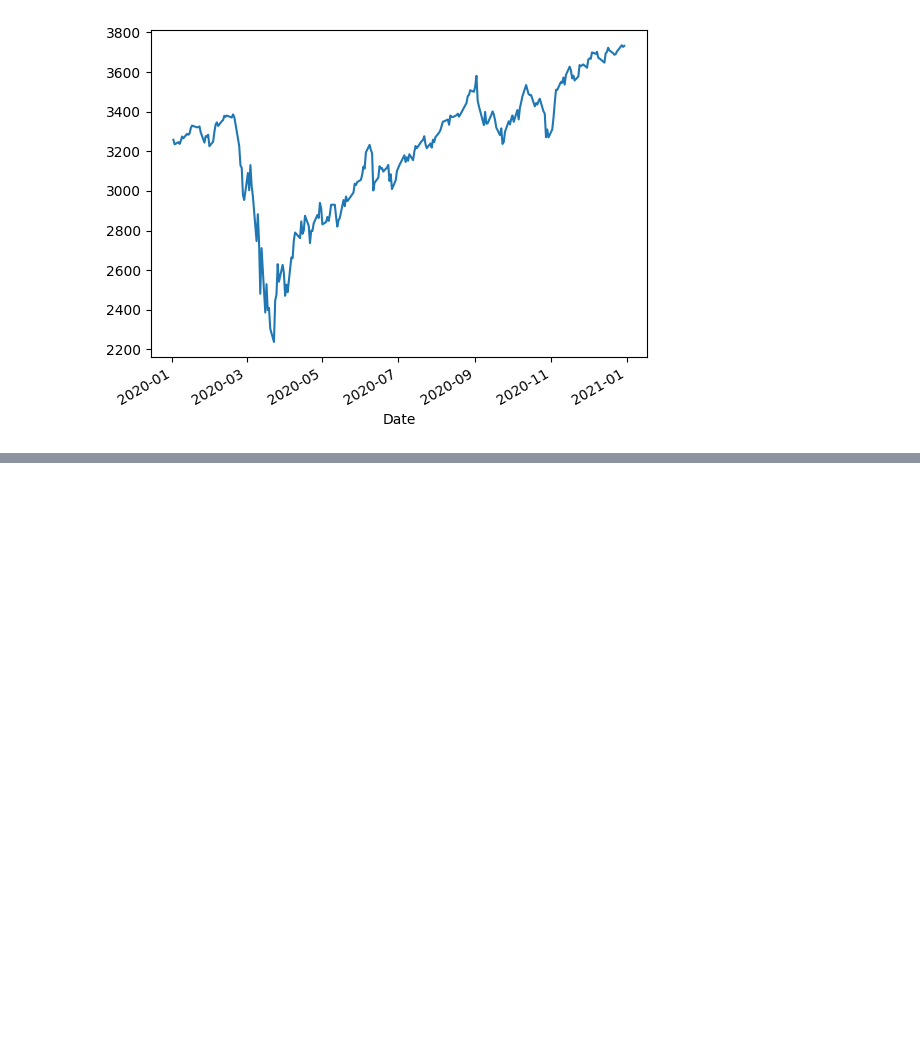
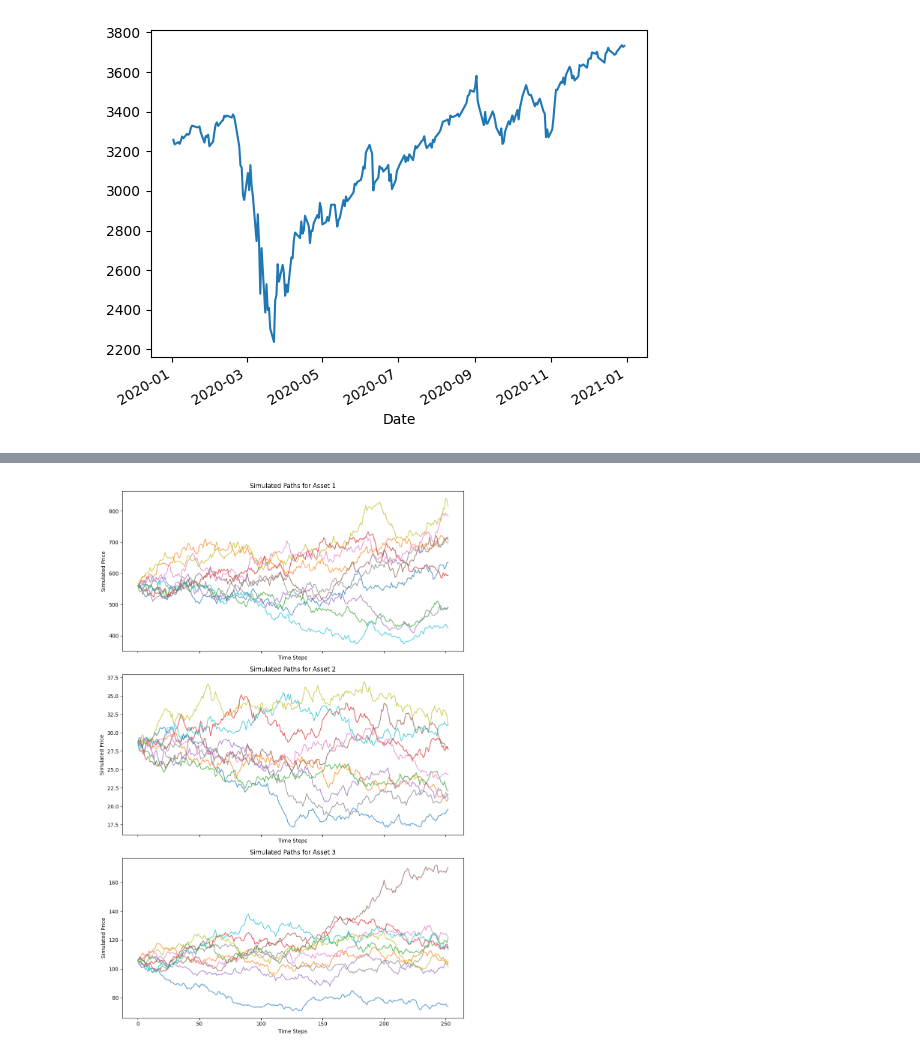
Before and after one commit to PockXuan/MH4518, a Jupyter notebook: test.ipynb, the cells around one changed output, grey strips where cells are left out. Cells and saved outputs as stored; diff of their text form; code cells hidden in the pictures; blank space fills up the shorter version.

Commit message:
updated multi bs models and datasets

```diff
--- a/test.ipynb
+++ b/test.ipynb
@@ -65,0 +76,16 @@ hist["Close"].plot()
+# %%
+from GBM import MultiBS
+import numpy as np
+
+path1 = "datasets/UNH.csv"
+path2 = "datasets/PFE.csv"
+path3 = "datasets/MRK.csv"
+
+multi_bs = MultiBS(path1, path2, path3)
+
+forward_simulation = multi_bs.simulate_multi_GBM_exact(T=1, M=10000)
+v, sigma = multi_bs.calibrate_model(forward_simulation)
+simul = multi_bs.simulate_multi_GBM_exact(T=1, M=10)
+multi_bs.plot(simul)
+# %% [output]
+[figure, added]
```
Also changed, not shown: parts of 2 cells of this notebook, 11 other files.
